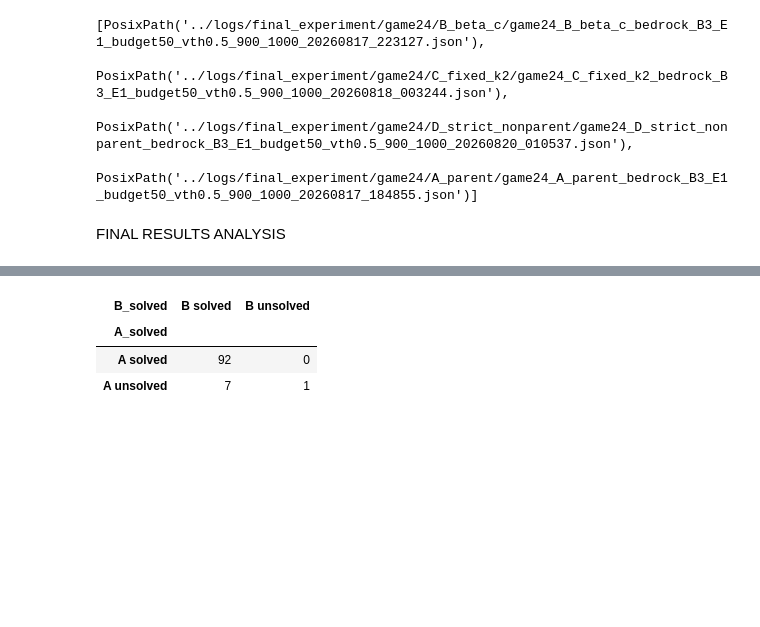
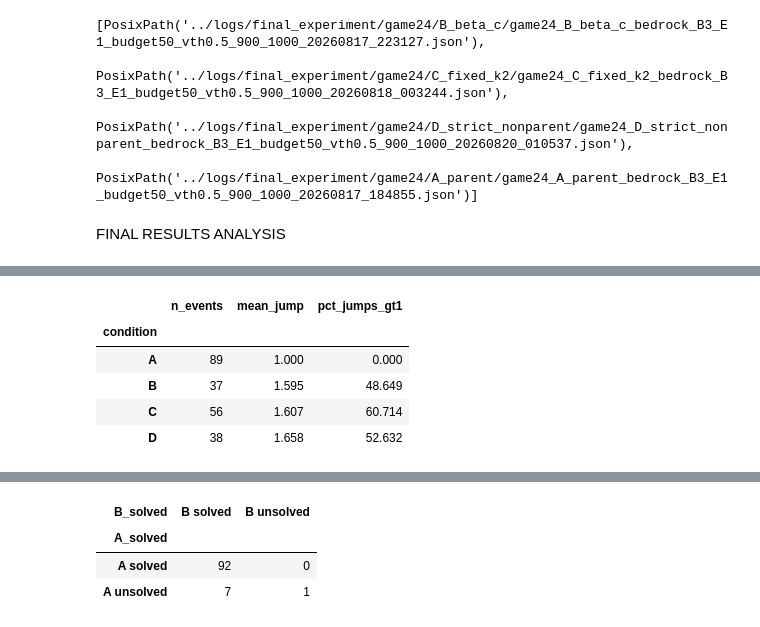
Before and after one commit to bhoomi1-6/Diss, a Jupyter notebook: tree-of-thought-llm/statistical_analysis/Statistical_analysis_game24.ipynb, the cells around one changed output, grey strips where cells are left out. Cells and saved outputs as stored; diff of their text form; code cells hidden in the pictures; blank space fills up the shorter version.

```diff
--- a/tree-of-thought-llm/statistical_analysis/Statistical_analysis_game24.ipynb
+++ b/tree-of-thought-llm/statistical_analysis/Statistical_analysis_game24.ipynb
@@ -113,0 +116,38 @@ descriptive_table.rename(columns={
+# %%
+def event_level_jump_stats(records, condition):
+    """Mean jump size computed over every individual backtrack event
+    in this condition, pooled across all puzzles
+    'mean_jump_size' field."""
+    all_jumps = []
+    for r in records:
+        for b in r.get("backtracks", []):
+            if b.get("jump") is not None:
+                all_jumps.append(b["jump"])
+    n_events = len(all_jumps)
+    if n_events == 0:
+        return {"condition": condition, "n_events": 0, "mean_jump": None, "median_jump": None,
+                "pct_jumps_gt1": None}
+    non_degenerate = sum(1 for j in all_jumps if j > 1)
+    return {
+        "condition": condition,
+        "n_events": n_events,
+        "mean_jump": sum(all_jumps) / n_events,
+        "pct_jumps_gt1": 100 * non_degenerate / n_events,
+    }
+
+import pandas as pd
+event_jump_summary_g24 = pd.DataFrame([
+    event_level_jump_stats(data_A, "A"),
+    event_level_jump_stats(data_B, "B"),
+    event_level_jump_stats(data_C, "C"),
+    event_level_jump_stats(data_D, "D"),
+]).set_index("condition").round(3)
+
+event_jump_summary_g24
+# %% [output]
+|  | n_events | mean_jump | pct_jumps_gt1 |
+| condition |  |  |  |
+| A | 89 | 1.000 | 0.000 |
+| B | 37 | 1.595 | 48.649 |
+| C | 56 | 1.607 | 60.714 |
+| D | 38 | 1.658 | 52.632 |
```
Also changed, not shown: parts of 4 cells of this notebook, 2 other files.
